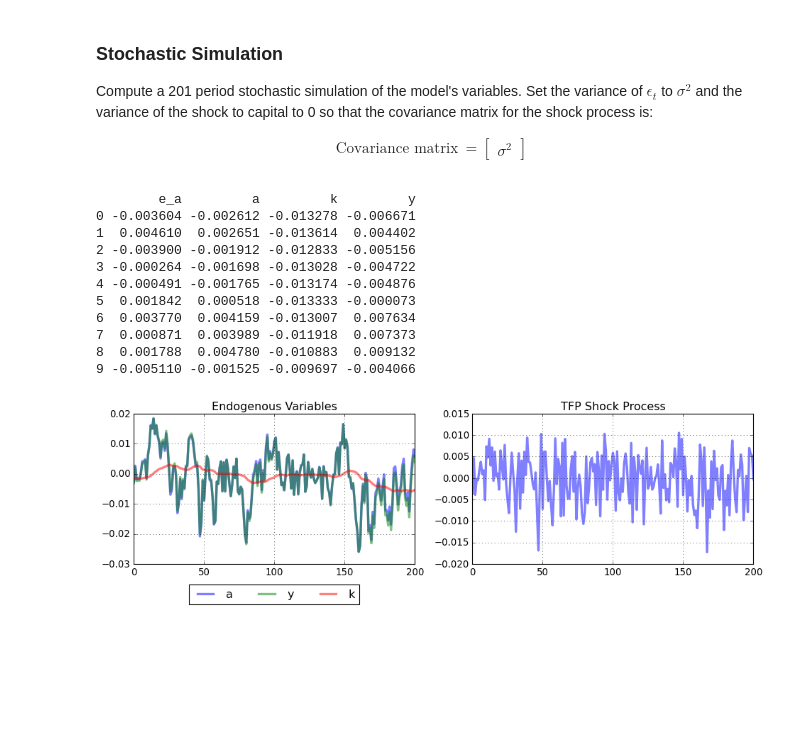
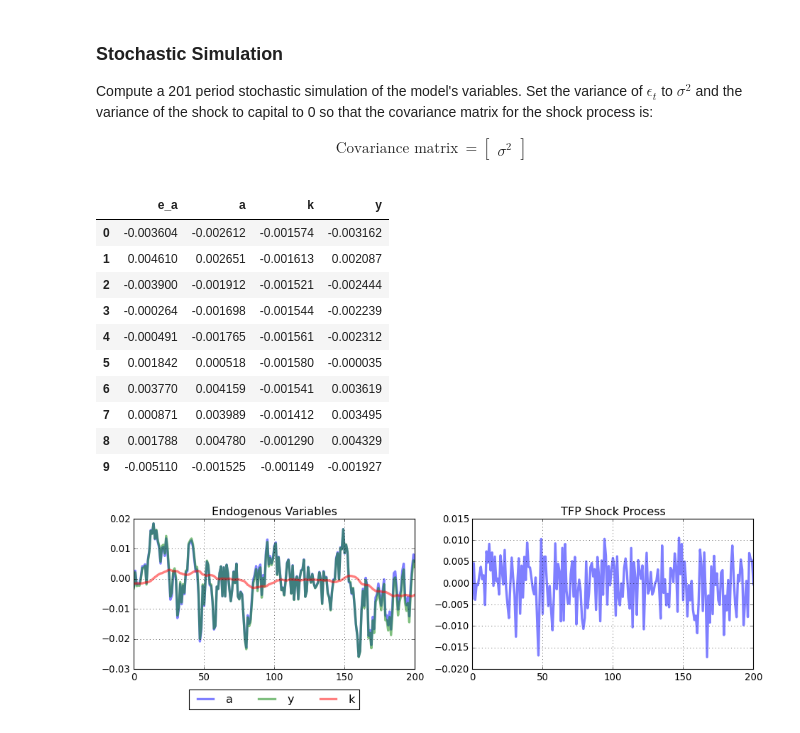
Before and after one commit to letsgoexploring/econ126, a Jupyter notebook: Lecture Notebooks/Econ126_Class_11.ipynb, the cells around one changed output. Drawn from its saved outputs; the diff is of its cells as text; code cells hidden in the pictures; blank space fills up the shorter version.

```diff
--- a/Lecture Notebooks/Econ126_Class_11.ipynb
+++ b/Lecture Notebooks/Econ126_Class_11.ipynb
@@ -483,21 +452,21 @@ Compute a 201 period stochastic simulation of the model's variables. Set the var
 # %%
 # Compute stochastic simulation and print the simulated values.
 solow_model.stoch_sim(seed=126,T=201,variances=[sigma**2])
 
-# Print first 10 rows of model.simulated
-print(solow_model.simulated.head(10))
+# Display first 10 rows of `model.simulated`
+display(solow_model.simulated.head(10))
 # %% [output]
-        e_a         a         k         y
-0 -0.003604 -0.002612 -0.013278 -0.006671
-1  0.004610  0.002651 -0.013614  0.004402
-2 -0.003900 -0.001912 -0.012833 -0.005156
-3 -0.000264 -0.001698 -0.013028 -0.004722
-4 -0.000491 -0.001765 -0.013174 -0.004876
-5  0.001842  0.000518 -0.013333 -0.000073
-6  0.003770  0.004159 -0.013007  0.007634
-7  0.000871  0.003989 -0.011918  0.007373
-8  0.001788  0.004780 -0.010883  0.009132
-9 -0.005110 -0.001525 -0.009697 -0.004066
+|  | e_a | a | k | y |
+| 0 | -0.003604 | -0.002612 | -0.001574 | -0.003162 |
+| 1 | 0.004610 | 0.002651 | -0.001613 | 0.002087 |
+| 2 | -0.003900 | -0.001912 | -0.001521 | -0.002444 |
+| 3 | -0.000264 | -0.001698 | -0.001544 | -0.002239 |
+| 4 | -0.000491 | -0.001765 | -0.001561 | -0.002312 |
+| 5 | 0.001842 | 0.000518 | -0.001580 | -0.000035 |
+| 6 | 0.003770 | 0.004159 | -0.001541 | 0.003619 |
+| 7 | 0.000871 | 0.003989 | -0.001412 | 0.003495 |
+| 8 | 0.001788 | 0.004780 | -0.001290 | 0.004329 |
+| 9 | -0.005110 | -0.001525 | -0.001149 | -0.001927 |
 # %%
 # Plot the computed stochastic simulation
 fig = plt.figure(figsize=(12,4))
```
Also changed, not shown: parts of 33 cells of this notebook, 2 other files.
